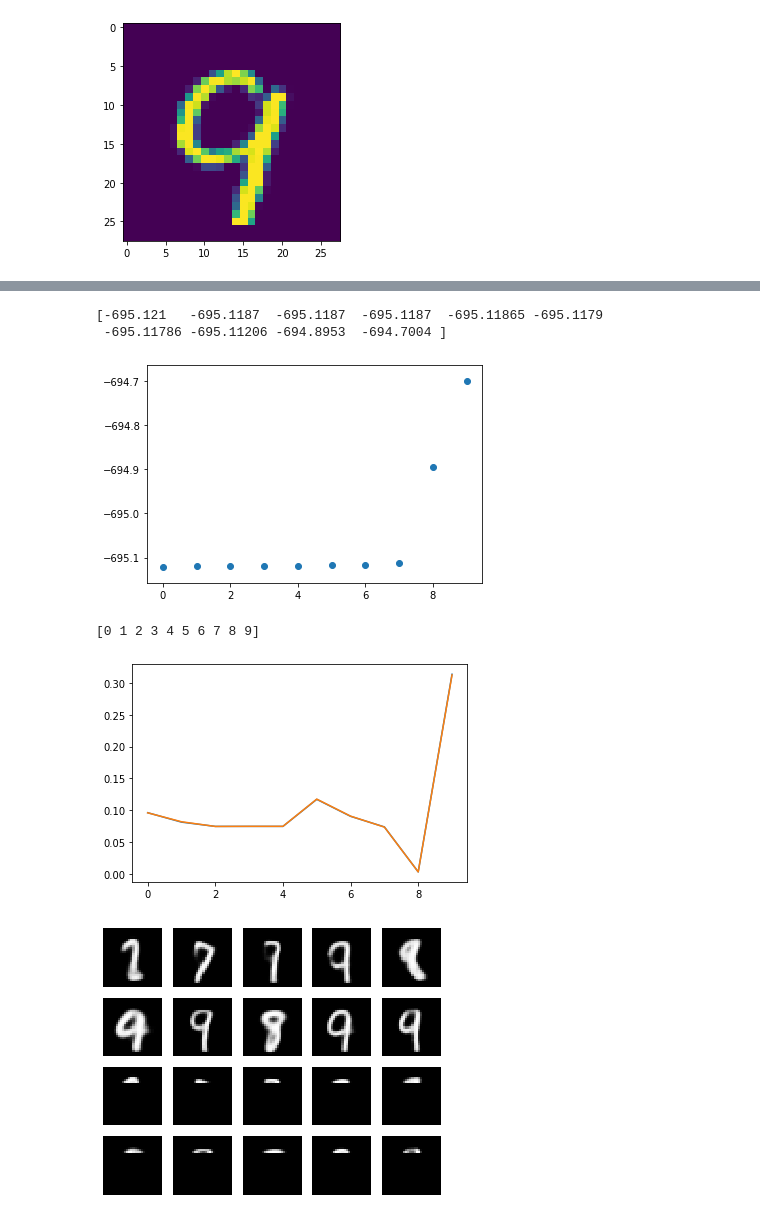
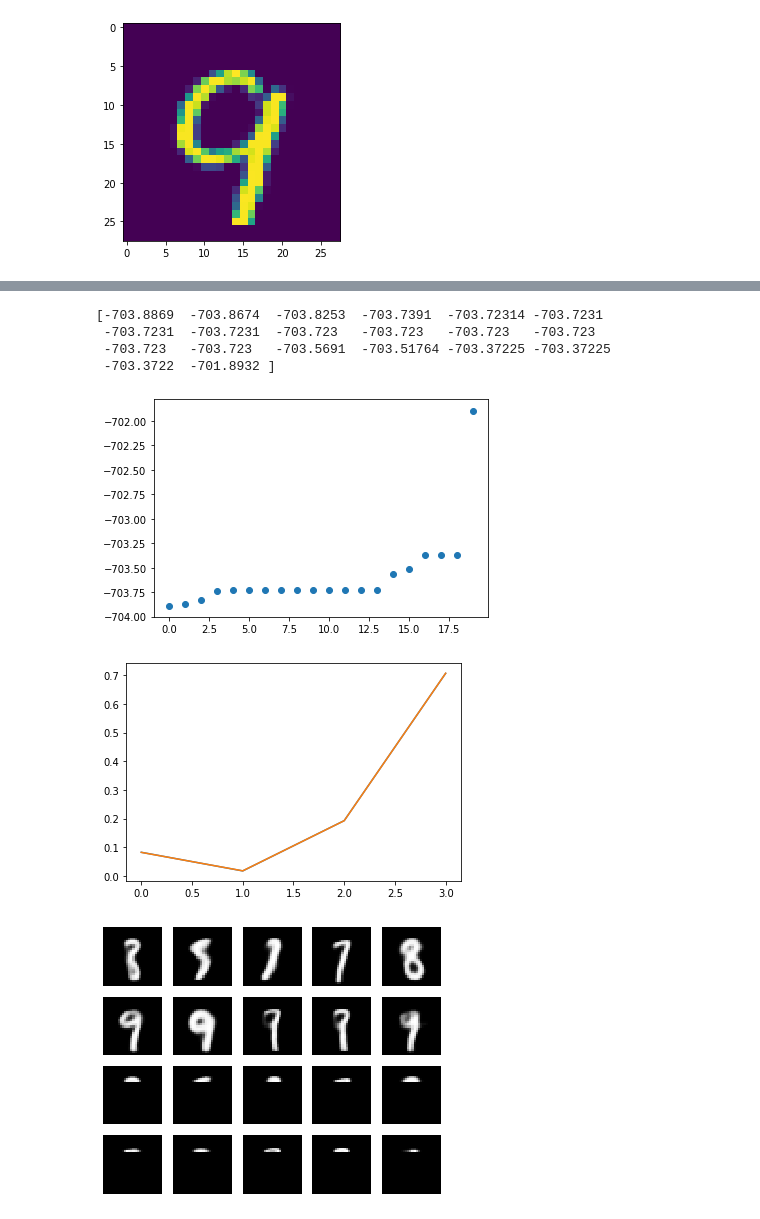
Before and after one commit to bccp/DeepUQ, a Jupyter notebook: notebooks/ImageCorruptionMNIST-solidmask-3-Copy1.ipynb, the cells around one changed output, grey strips where cells are left out. Drawn from its saved outputs; the diff is of its cells as text; code cells hidden in the pictures.

Commit message:
plots in paper

```diff
--- a/notebooks/ImageCorruptionMNIST-solidmask-3-Copy1.ipynb
+++ b/notebooks/ImageCorruptionMNIST-solidmask-3-Copy1.ipynb
@@ -279,11 +277,11 @@ def minimize_posterior(initial_value, x, custom_mask, noise, my_sess, annealing
 
 
   posterior_loss = []
-  for lrate, numiter in zip([1e-1,1e-2,1e-3,1e-4],[10000,10000,10000,10000]):
+  for lrate, numiter in zip([1e-1,1e-2,1e-3,1e-4],[5000,5000,5000,5000]):
     print('lrate', lrate)
     for jj in range(numiter):
       if annealing and lrate==1e-1:
-        inv_T= np.round(0.5*np.exp(-(1.-jj/numiter)),decimals=1)
+        inv_T= 1. #np.round(0.5*np.exp(-(1.-jj/numiter)),decimals=1)
       else:
         inv_T= 1.
       _, ll = my_sess.run([opt_op_MAP,loss_MAP],feed_dict={input_data: x, mask:custom_mask, sigma_corr:noise, lr: lrate, inverse_T:inv_T})
@@ -512,9 +510,6 @@ def transform_diagonal(matrix, transform=tf.nn.softplus, add=0):
   transformed_diag = diag+add
   new_matrix = tf.linalg.set_diag(matrix, transformed_diag)
   return new_matrix
-# %%
-minima_path = os.path.join('../minimas/',label)
-os.makedirs(minima_path)
 # %%
 tf.reset_default_graph()
 
@@ -610,6 +609,8 @@ INFO:tensorflow:Saver not created because there are no variables in the graph to
 # %%
-minima_path = os.path.join('../minimas/',label)
-#os.makedirs(minima_path)
+try:
+    minima_path = os.path.join('../minimas/',label)
+except:
+    os.makedirs(minima_path)
 # %%
 sess = tf.Session()
 sess.run(tf.global_variables_initializer())
@@ -631,7 +632,7 @@ custom_mask = np.reshape(custom_mask,(28*28))
 noise = noise_n
 
 tf.random.set_random_seed(seed)
-inits = get_random_start_values(10, sess)
+inits = get_random_start_values(20, sess)
 
 try:
     minima, min_loss, min_var,recons, hesss, hesssGN = pickle.load(open(minima_path+'minima_%s.pkl'%label,'rb'))
@@ -761,36 +706,36 @@ eig [1.3184332e+00 1.5495683e+00 2.5395370e+00 5.8586726e+00 2.1275972e+01
 # %%
-plt.scatter(np.arange(10),min_loss)
+plt.scatter(np.arange(len(min_loss)),min_loss)
 
 print(min_loss)
 # %% [output]
-[-695.121   -695.1187  -695.1187  -695.1187  -695.11865 -695.1179
- -695.11786 -695.11206 -694.8953  -694.7004 ]
+[-703.8869  -703.8674  -703.8253  -703.7391  -703.72314 -703.7231
+ -703.7231  -703.7231  -703.723   -703.723   -703.723   -703.723
+ -703.723   -703.723   -703.5691  -703.51764 -703.37225 -703.37225
+ -703.3722  -701.8932 ]
-[figure, old version]
+[figure, new version]
 # %%
 w=[]
-for ii in np.arange(len(min_loss)):
+for ii in [0,1,2,3]:
     hess    = hesss[ii]
     cov     = np.linalg.inv(hess)
     _, logdet = np.linalg.slogdet(cov)
     logprob   = -min_loss[ii]
     #print(logprob,logdet)
     w+=[np.exp(0.5*logdet+logprob-600)]
 w=np.asarray(w)/np.sum(np.asarray(w))
 plt.plot(w)
 index_gauss =np.sum(np.random.multinomial(1, w,500000),axis=0)
 _=plt.plot(index_gauss/500000)
-print(np.arange(len(min_loss)))
 samples = []
-for ii, n in enumerate(np.arange(len(min_loss))):
+for ii, n in enumerate([0,1,2,3]):
     for jj in range(index_gauss[ii]):
         cov = np.linalg.inv(hesss[n])
         samples.append(np.dot(np.linalg.cholesky(cov),np.random.randn(8))+minima[n][0])
 samples=np.asarray(samples)
 # %% [output]
-[0 1 2 3 4 5 6 7 8 9]
-[figure, old version]
+[figure, new version]
 # %%
-ii       = 6
+ii       = 0
 recs     = sess.run(MAP_reset, feed_dict={MAP_ini:samples[ii:ii+64], sigma_corr:noise,input_data: data,sigma_corr:noise})
 recs     = sess.run(recon_MAP, feed_dict={MAP_ini:samples[ii:ii+64], sigma_corr:noise,input_data: data,sigma_corr:noise})
 
@@ -819,7 +764,7 @@ plt.savefig(os.path.join(params['plot_dir']+'posterior_samples_example1.pdf'),bb
 #     plt.tight_layout()
 # plt.savefig(os.path.join(params['plot_dir']+'posterior_samples_maksed_example1.pdf'),bbox_inches='tight')
 # %% [output]
-[figure, old version]
+[figure, new version]
 # %%
 recs     = sess.run(MAP_reset, feed_dict={MAP_ini:minima[0], sigma_corr:noise,input_data: data,sigma_corr:noise})
 recs     = sess.run(recon_MAP, feed_dict={MAP_ini:minima[0], sigma_corr:noise,input_data: data,sigma_corr:noise})
```
Also changed, not shown: parts of 6 cells of this notebook, 3 other files.
